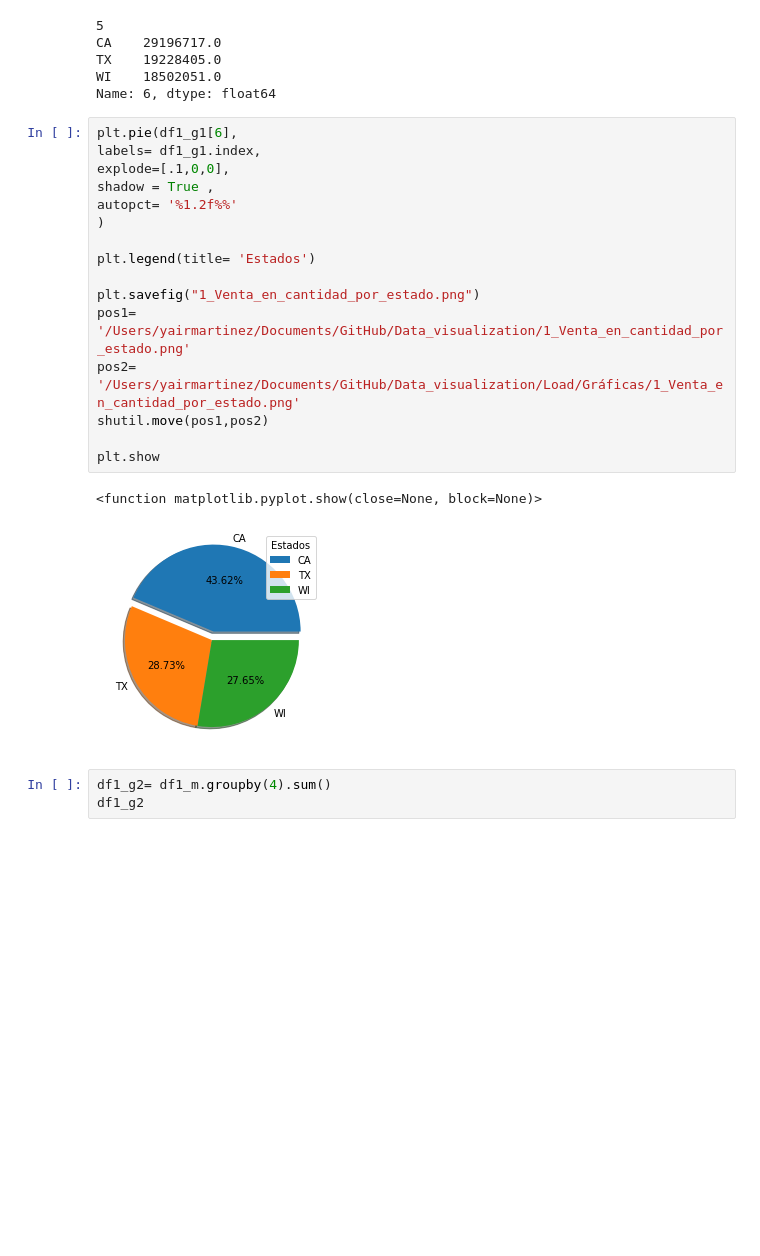
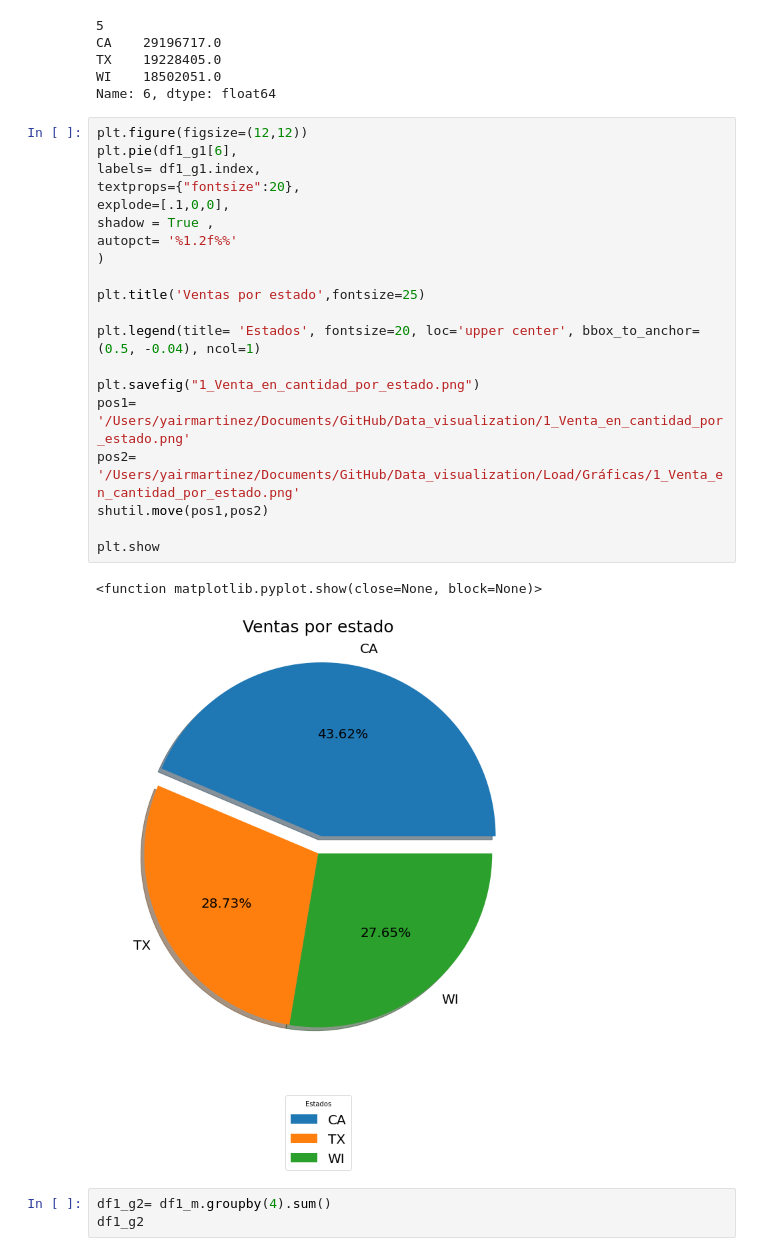
Before and after one commit to lymc33/Data_visualization, a Jupyter notebook: 3_Dashboard_1.ipynb, the cells around one changed output. Drawn from its saved outputs; the diff is of its cells as text; blank space fills up the shorter version.

```diff
--- a/3_Dashboard_1.ipynb
+++ b/3_Dashboard_1.ipynb
@@ -162,24 +162,28 @@ TX    19228405.0
 WI    18502051.0
 Name: 6, dtype: float64
 # %%
+plt.figure(figsize=(12,12))
 plt.pie(df1_g1[6],
 labels= df1_g1.index,
+textprops={"fontsize":20},
 explode=[.1,0,0],
 shadow = True ,
 autopct= '%1.2f%%'
 )
 
-plt.legend(title= 'Estados')
+plt.title('Ventas por estado',fontsize=25)
+
+plt.legend(title= 'Estados', fontsize=20, loc='upper center', bbox_to_anchor=(0.5, -0.04), ncol=1)
 
 plt.savefig("1_Venta_en_cantidad_por_estado.png")
 pos1= '/Users/yairmartinez/Documents/GitHub/Data_visualization/1_Venta_en_cantidad_por_estado.png'
 pos2= '/Users/yairmartinez/Documents/GitHub/Data_visualization/Load/Gráficas/1_Venta_en_cantidad_por_estado.png'
 shutil.move(pos1,pos2)
 
 plt.show
 # %% [output]
 <function matplotlib.pyplot.show(close=None, block=None)>
-[figure, old version]
+[figure, new version]
 # %%
 df1_g2= df1_m.groupby(4).sum()
 df1_g2
```
